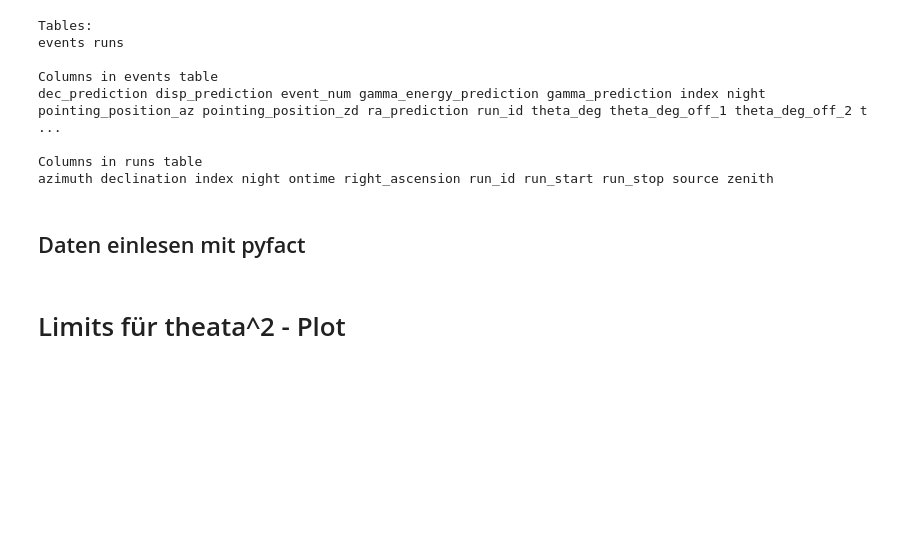
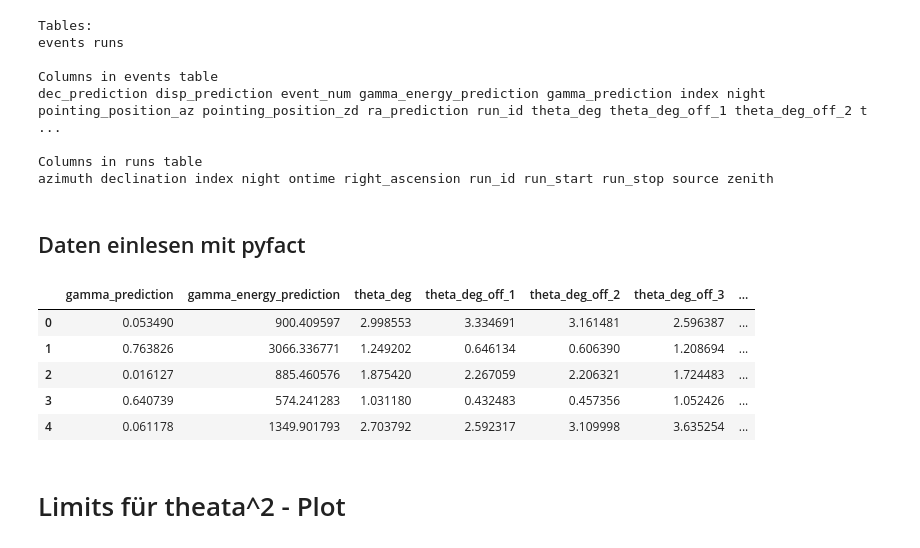
Before and after one commit to Ninilini/FP_Teilchen, a Jupyter notebook: FACT/plots/data_reading.ipynb, the cells around one changed output. Drawn from its saved outputs; the diff is of its cells as text; code cells hidden in the pictures; blank space fills up the shorter version.

```diff
--- a/FACT/plots/data_reading.ipynb
+++ b/FACT/plots/data_reading.ipynb
@@ -50,37 +50,44 @@ azimuth declination index night ontime right_ascension run_id run_start run_stop
 # %% [markdown]
 ## Daten einlesen mit pyfact
 # %%
-gammas = read_h5py('gamma_test_dl3.hdf5', key='events', columns=[
+gammas = read_h5py('../data/gamma_test_dl3.hdf5', key='events', columns=[
     'gamma_energy_prediction',
     'gamma_prediction',
     'theta_deg',
     'corsika_event_header_event_number',
     'corsika_event_header_total_energy',
 ])
 #Testdatensatz aus simulierten Daten
 
 
 gammas_corsika = read_h5py(
-    'gamma_corsika_events_1.1.2.hdf5',
+    '../data/gamma_corsika_events_1.1.2.hdf5',
     key='corsika_events',
     columns=['total_energy'],
 )
 # Infos über simulierten Daten
 
 
-crab_events = read_h5py('open_crab_sample_dl3.hdf5', key='events', columns=[
+crab_events = read_h5py('../data/open_crab_sample_dl3.hdf5', key='events', columns=[
     'gamma_prediction',
     'gamma_energy_prediction',
     'theta_deg',
     'theta_deg_off_1',
     'theta_deg_off_2',
     'theta_deg_off_3',
     'theta_deg_off_4',
     'theta_deg_off_5',
 ])
 #Messdaten
 
-crab_runs = read_h5py('open_crab_sample_dl3.hdf5', key='runs')
+crab_runs = read_h5py('../data/open_crab_sample_dl3.hdf5', key='runs')
+# %% [output]
+|  | gamma_prediction | gamma_energy_prediction | theta_deg | theta_deg_off_1 | theta_deg_off_2 | theta_deg_off_3 | ... |
+| 0 | 0.053490 | 900.409597 | 2.998553 | 3.334691 | 3.161481 | 2.596387 | ... |
+| 1 | 0.763826 | 3066.336771 | 1.249202 | 0.646134 | 0.606390 | 1.208694 | ... |
+| 2 | 0.016127 | 885.460576 | 1.875420 | 2.267059 | 2.206321 | 1.724483 | ... |
+| 3 | 0.640739 | 574.241283 | 1.031180 | 0.432483 | 0.457356 | 1.052426 | ... |
+| 4 | 0.061178 | 1349.901793 | 2.703792 | 2.592317 | 3.109998 | 3.635254 | ... |
 # %% [markdown]
 # Limits für theata^2 - Plot
 # %%
```
Also changed, not shown: parts of 3 cells of this notebook, 1 other file.
